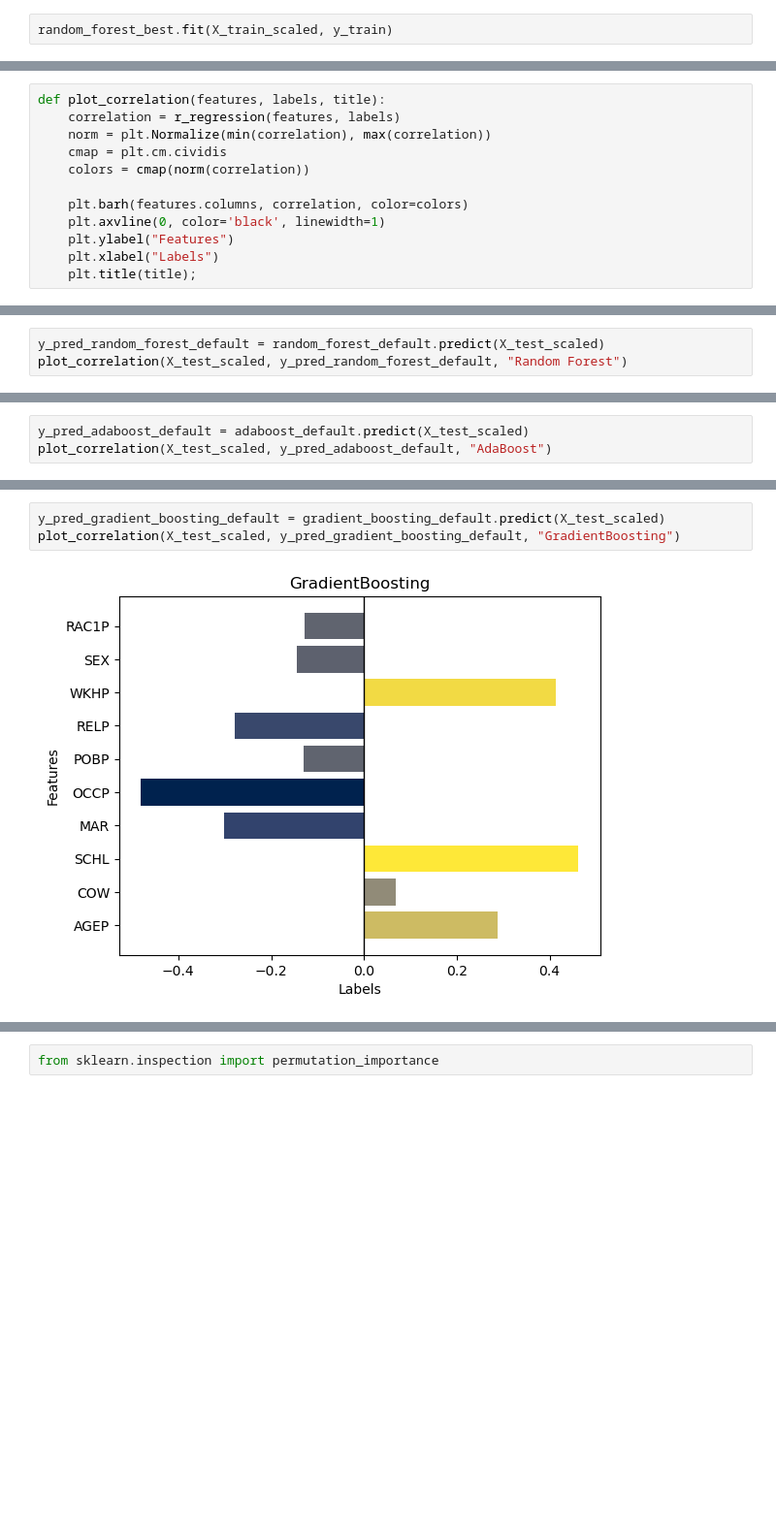
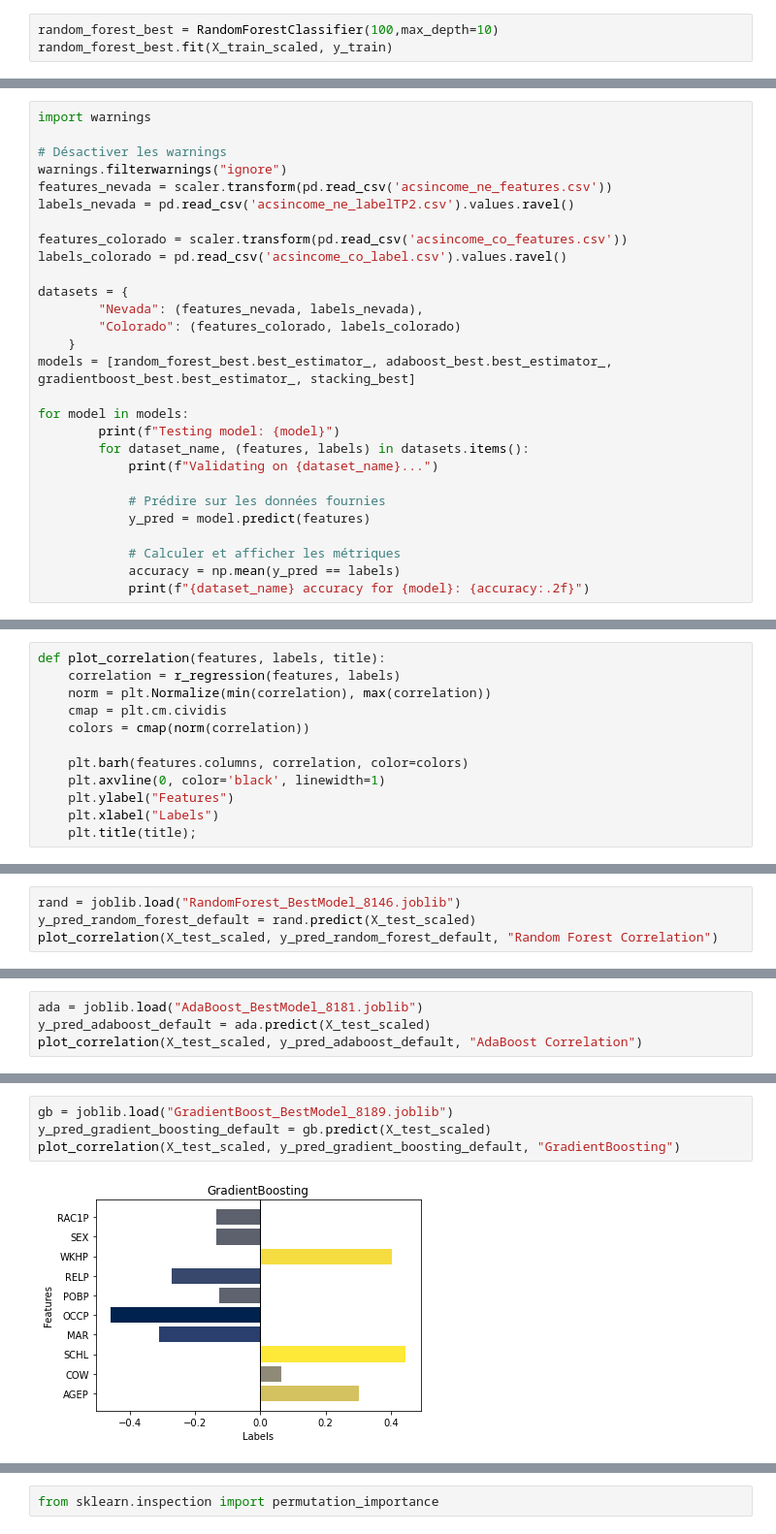
Before and after one commit to AurelienPasquet/supervised_learning_5A, a Jupyter notebook: tp1.ipynb, the cells around one changed output, grey strips where cells are left out. Shown: that part at 97% size. Saved outputs shown, nothing was run; the diff lists cells and outputs as text; blank space fills up the shorter version.

```diff
--- a/tp1.ipynb
+++ b/tp1.ipynb
@@ -248,5 +272,6 @@ random_forest_parameters = {
 random_forest = RandomForestClassifier()
 random_forest_best = GridSearchCV(random_forest, random_forest_parameters)
 # %%
+random_forest_best = RandomForestClassifier(100,max_depth=10)
 random_forest_best.fit(X_train_scaled, y_train)
 # %% [output]
@@ -366,0 +444,28 @@ joblib.dump(stacking_best.best_estimator_,
+# %%
+import warnings
+
+# Désactiver les warnings
+warnings.filterwarnings("ignore")
+features_nevada = scaler.transform(pd.read_csv('acsincome_ne_features.csv'))
+labels_nevada = pd.read_csv('acsincome_ne_labelTP2.csv').values.ravel()
+
+features_colorado = scaler.transform(pd.read_csv('acsincome_co_features.csv'))
+labels_colorado = pd.read_csv('acsincome_co_label.csv').values.ravel()
+
+datasets = {
+        "Nevada": (features_nevada, labels_nevada),
+        "Colorado": (features_colorado, labels_colorado)
+    }
+models = [random_forest_best.best_estimator_, adaboost_best.best_estimator_, gradientboost_best.best_estimator_, stacking_best]
+
+for model in models:
+        print(f"Testing model: {model}")
+        for dataset_name, (features, labels) in datasets.items():
+            print(f"Validating on {dataset_name}...")
+
+            # Prédire sur les données fournies
+            y_pred = model.predict(features)
+
+            # Calculer et afficher les métriques
+            accuracy = np.mean(y_pred == labels)
+            print(f"{dataset_name} accuracy for {model}: {accuracy:.2f}")
@@ -405,4 +528,5 @@ plot_correlation(features, labels, "Default")
 # %%
-y_pred_random_forest_default = random_forest_default.predict(X_test_scaled)
-plot_correlation(X_test_scaled, y_pred_random_forest_default, "Random Forest")
+rand = joblib.load("RandomForest_BestModel_8146.joblib")
+y_pred_random_forest_default = rand.predict(X_test_scaled)
+plot_correlation(X_test_scaled, y_pred_random_forest_default, "Random Forest Correlation")
 # %% [output]
@@ -410,4 +534,5 @@ plot_correlation(X_test_scaled, y_pred_random_forest_default, "Random Forest")
 # %%
-y_pred_adaboost_default = adaboost_default.predict(X_test_scaled)
-plot_correlation(X_test_scaled, y_pred_adaboost_default, "AdaBoost")
+ada = joblib.load("AdaBoost_BestModel_8181.joblib")
+y_pred_adaboost_default = ada.predict(X_test_scaled)
+plot_correlation(X_test_scaled, y_pred_adaboost_default, "AdaBoost Correlation")
 # %% [output]
@@ -415,6 +540,7 @@ plot_correlation(X_test_scaled, y_pred_adaboost_default, "AdaBoost")
 # %%
-y_pred_gradient_boosting_default = gradient_boosting_default.predict(X_test_scaled)
+gb = joblib.load("GradientBoost_BestModel_8189.joblib")
+y_pred_gradient_boosting_default = gb.predict(X_test_scaled)
 plot_correlation(X_test_scaled, y_pred_gradient_boosting_default, "GradientBoosting")
 # %% [output]
-[figure, old version]
+[figure, new version]
 # %%
```
Also changed, not shown: parts of 70 cells of this notebook, 9 other files.
